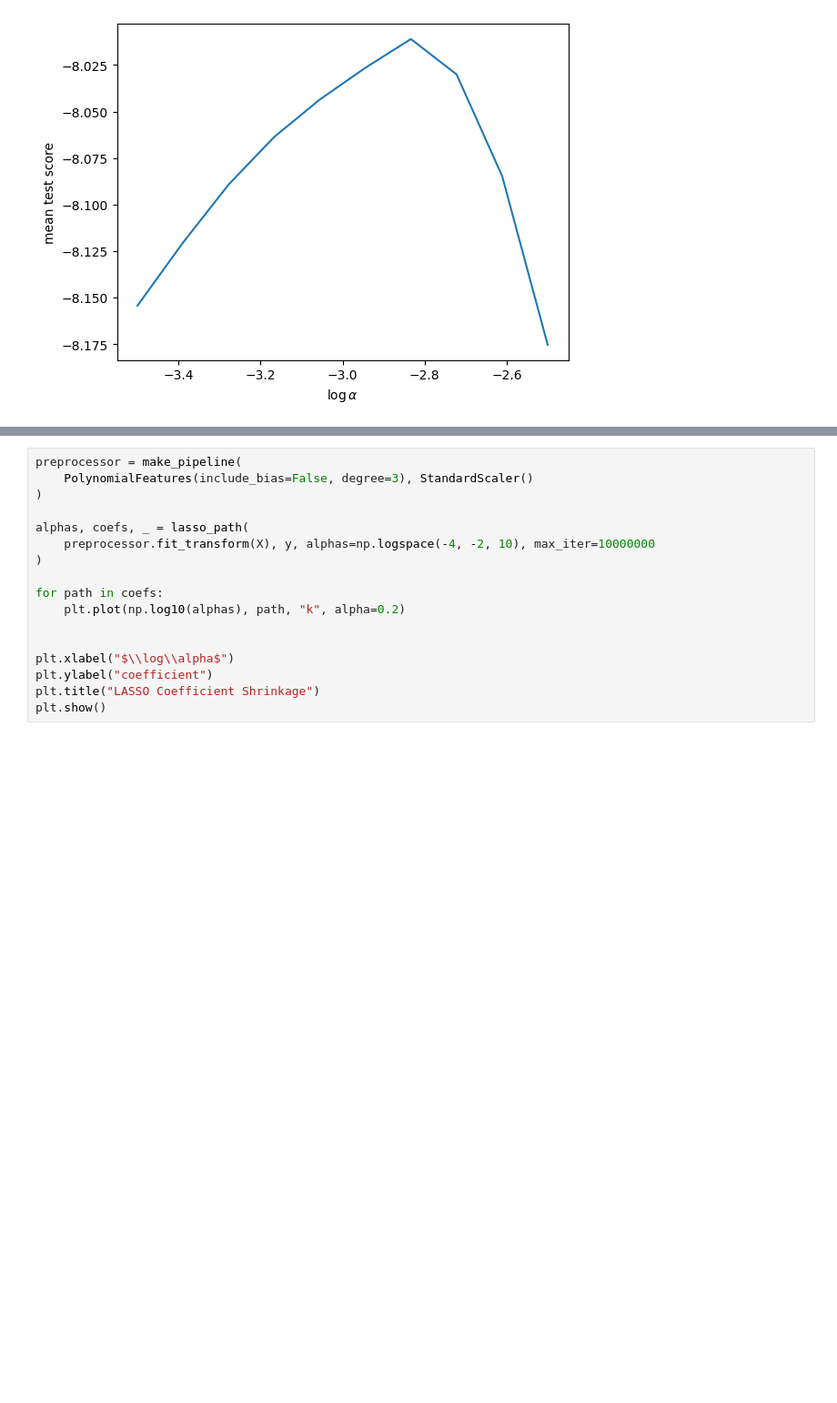
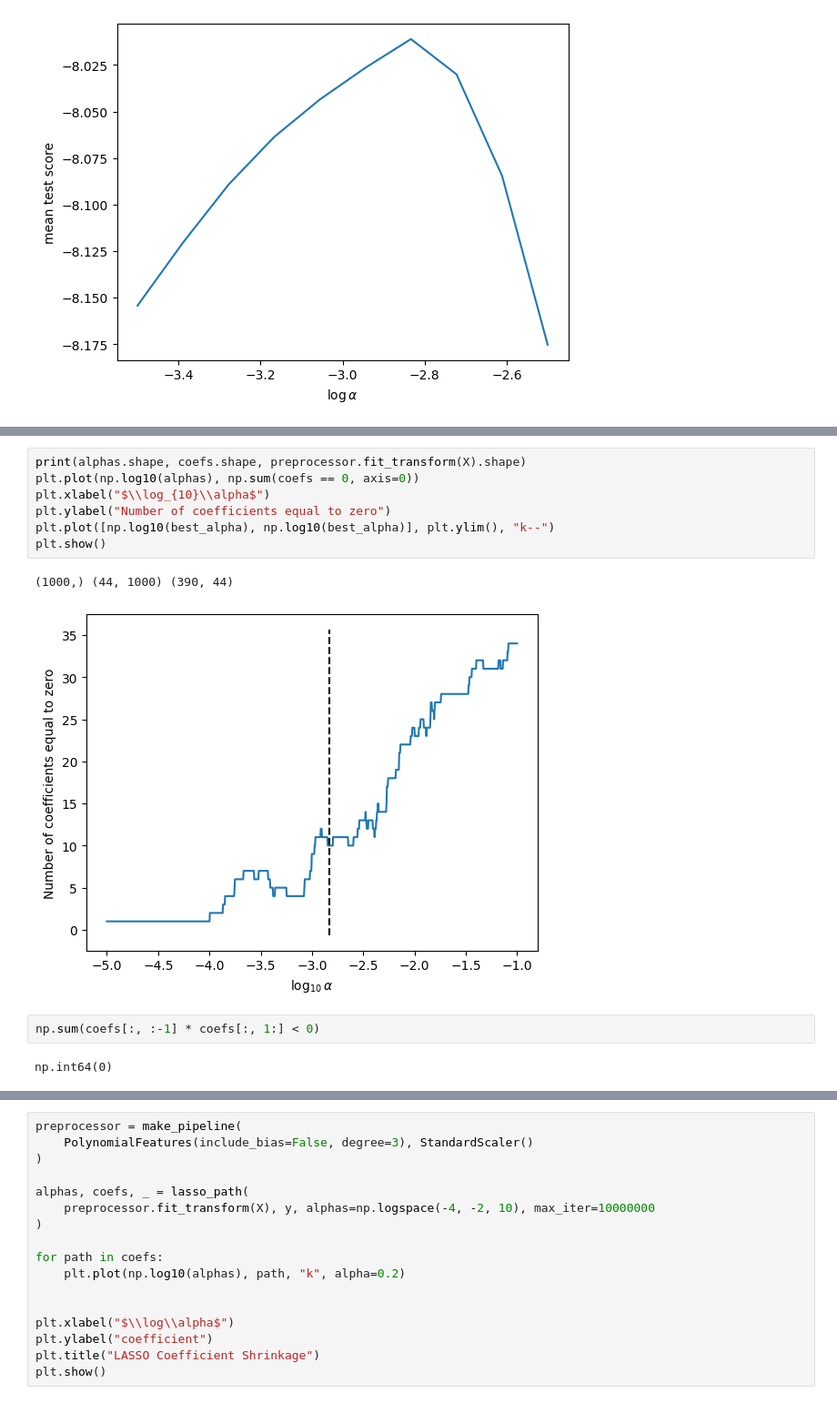
Before and after one commit to venkateshsoundar/DATA607W2025, a Jupyter notebook: lecture05.ipynb, the cells around one changed output, grey strips where cells are left out. Shown at 91% size. Saved outputs shown, nothing was run; the diff lists cells and outputs as text; blank space fills up the shorter version.

```diff
--- a/lecture05.ipynb
+++ b/lecture05.ipynb
@@ -337,0 +395,14 @@ plt.show()
+# %%
+print(alphas.shape, coefs.shape, preprocessor.fit_transform(X).shape)
+plt.plot(np.log10(alphas), np.sum(coefs == 0, axis=0))
+plt.xlabel("$\\log_{10}\\alpha$")
+plt.ylabel("Number of coefficients equal to zero")
+plt.plot([np.log10(best_alpha), np.log10(best_alpha)], plt.ylim(), "k--")
+plt.show()
+# %% [output]
+(1000,) (44, 1000) (390, 44)
+[figure, added]
+# %%
+np.sum(coefs[:, :-1] * coefs[:, 1:] < 0)
+# %% [output]
+np.int64(0)
```
Also changed, not shown: parts of 17 cells of this notebook.
